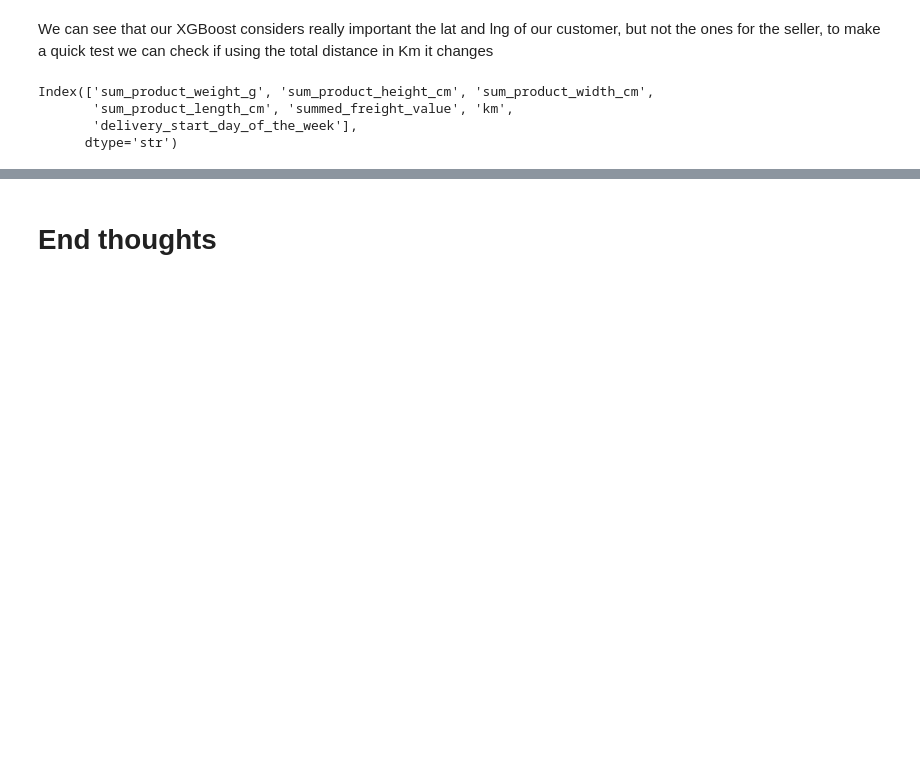
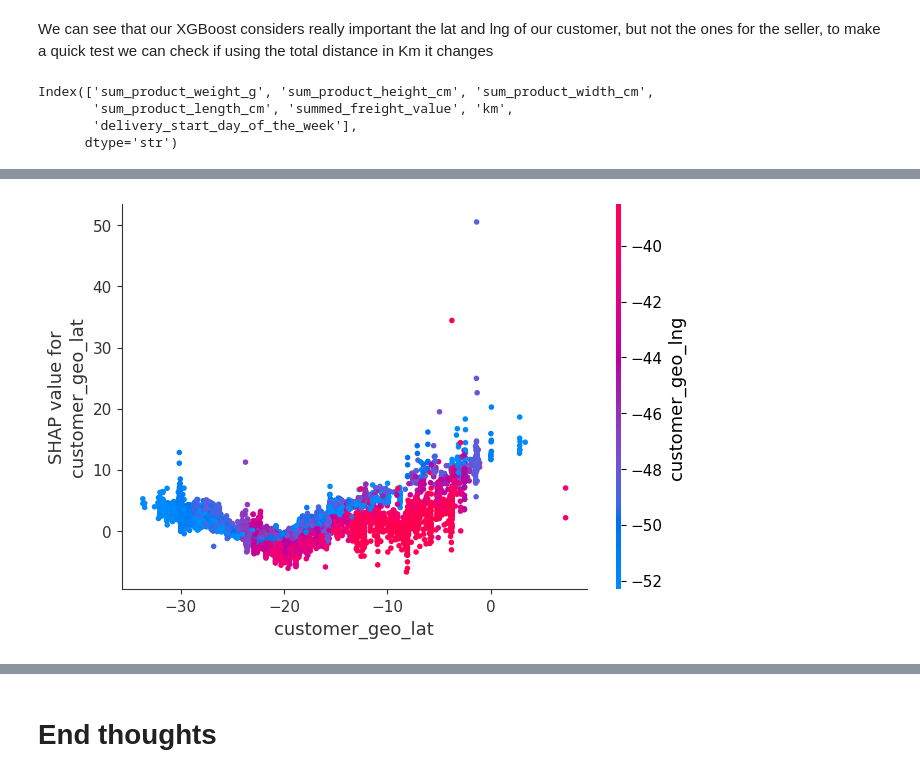
Before and after one commit to SaruboDev/Portfolio-Projects, a Jupyter notebook: Full-EDA/OlistAnalysis/delivery_date_estimation.ipynb, the cells around one changed output, grey strips where cells are left out. Cells and saved outputs as stored; diff of their text form; code cells hidden in the pictures; blank space fills up the shorter version.

```diff
--- a/Full-EDA/OlistAnalysis/delivery_date_estimation.ipynb
+++ b/Full-EDA/OlistAnalysis/delivery_date_estimation.ipynb
@@ -273,0 +287,10 @@ plt.show()
+# %%
+shap.dependence_plot(
+    "customer_geo_lat",
+    exp_value.values,
+    x_test,
+    interaction_index = "customer_geo_lng",
+    show = True
+)
+# %% [output]
+[figure, added]
```
Also changed, not shown: parts of 17 cells of this notebook.
